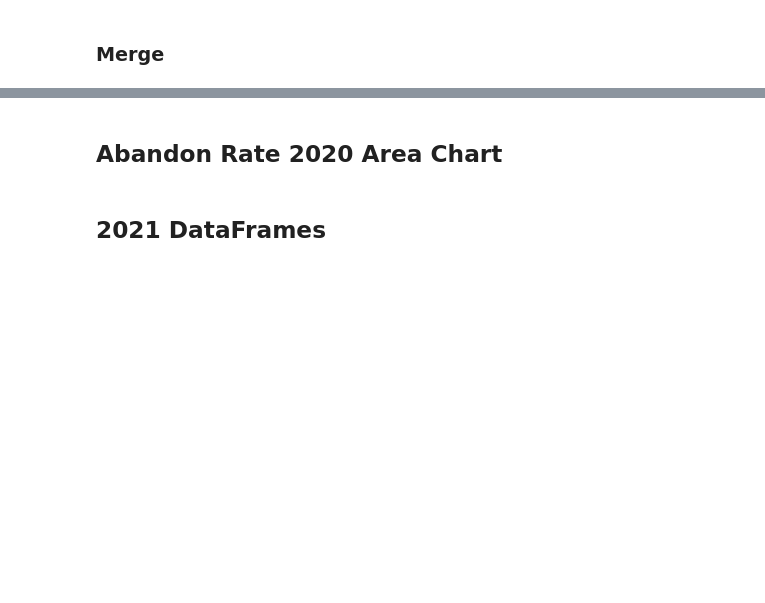
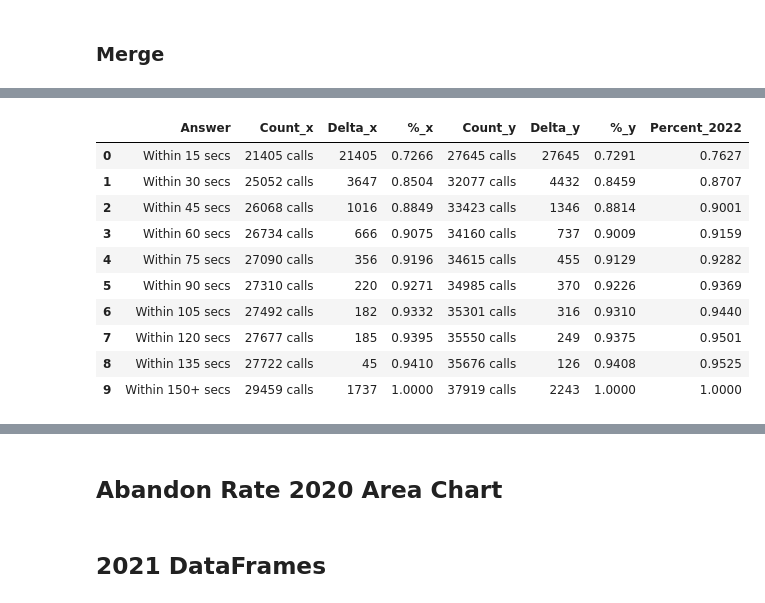
Before and after one commit to NSS-Data-Analytics-Cohort-6/fcs-crisis-sailing-the-seaborn, a Jupyter notebook: notebooks/FCS_Crisis_Study.ipynb, the cells around one changed output, grey strips where cells are left out. Saved outputs shown, nothing was run; the diff lists cells and outputs as text; code cells hidden in the pictures; blank space fills up the shorter version.

```diff
--- a/notebooks/FCS_Crisis_Study.ipynb
+++ b/notebooks/FCS_Crisis_Study.ipynb
@@ -37,10 +109,10 @@ service_speed_2020
 # %%
 # Declare a list that is to be converted into a column
-year = ['2020', '2020', '2020', '2020', '2020', '2020', '2020', '2020', '2020', '2020',]
+#year = ['2020', '2020', '2020', '2020', '2020', '2020', '2020', '2020', '2020', '2020',]
 # Using 'Address' as the column name
 # and equating it to the list
-service_speed_2020['Year'] = year
-service_speed_2020
+#service_speed_2020['Year'] = year
+#service_speed_2020
 # %%
 service_speed_2021 = pd.read_excel('../data/call_volume.xlsx', sheet_name='2021', skiprows=93, nrows=10, usecols='A:D')
 service_speed_2021
@@ -47,7 +131,7 @@ service_speed_2021
 # %%
-year = ['2021', '2021', '2021', '2021', '2021', '2021', '2021', '2021', '2021', '2021',]
-service_speed_2021['Year'] = year
-service_speed_2021
+#year = ['2021', '2021', '2021', '2021', '2021', '2021', '2021', '2021', '2021', '2021',]
+#service_speed_2021['Year'] = year
+#service_speed_2021
 # %%
 service_speed_2022 = pd.read_excel('../data/call_volume.xlsx', sheet_name='2022', skiprows=80, nrows=10, usecols='A:D')
 service_speed_2022
@@ -63,3 +156,3 @@ service_speed_2022
 # %%
-service_speed_2020_2021 = pd.merge(service_speed_2020, service_speed_2021, how='inner')
+service_speed_2020_2021 = pd.merge(service_speed_2020, service_speed_2021, on='Answer', how='inner')
 service_speed_2020_2021
@@ -65,0 +171,16 @@ service_speed_2020_2021
+# %%
+speed_percent_2022 = ['0.7627', '0.8707', '0.9001', '0.9159', '0.9282', '0.9369', '0.9440', '0.9501', '0.9525', '1.0000']
+service_speed_2020_2021['Percent_2022'] = speed_percent_2022
+service_speed_2020_2021
+# %% [output]
+|  | Answer | Count_x | Delta_x | %_x | Count_y | Delta_y | %_y | Percent_2022 |
+| 0 | Within 15 secs | 21405 calls | 21405 | 0.7266 | 27645 calls | 27645 | 0.7291 | 0.7627 |
+| 1 | Within 30 secs | 25052 calls | 3647 | 0.8504 | 32077 calls | 4432 | 0.8459 | 0.8707 |
+| 2 | Within 45 secs | 26068 calls | 1016 | 0.8849 | 33423 calls | 1346 | 0.8814 | 0.9001 |
+| 3 | Within 60 secs | 26734 calls | 666 | 0.9075 | 34160 calls | 737 | 0.9009 | 0.9159 |
+| 4 | Within 75 secs | 27090 calls | 356 | 0.9196 | 34615 calls | 455 | 0.9129 | 0.9282 |
+| 5 | Within 90 secs | 27310 calls | 220 | 0.9271 | 34985 calls | 370 | 0.9226 | 0.9369 |
+| 6 | Within 105 secs | 27492 calls | 182 | 0.9332 | 35301 calls | 316 | 0.9310 | 0.9440 |
+| 7 | Within 120 secs | 27677 calls | 185 | 0.9395 | 35550 calls | 249 | 0.9375 | 0.9501 |
+| 8 | Within 135 secs | 27722 calls | 45 | 0.9410 | 35676 calls | 126 | 0.9408 | 0.9525 |
+| 9 | Within 150+ secs | 29459 calls | 1737 | 1.0000 | 37919 calls | 2243 | 1.0000 | 1.0000 |
```
Also changed, not shown: parts of 18 cells of this notebook.
